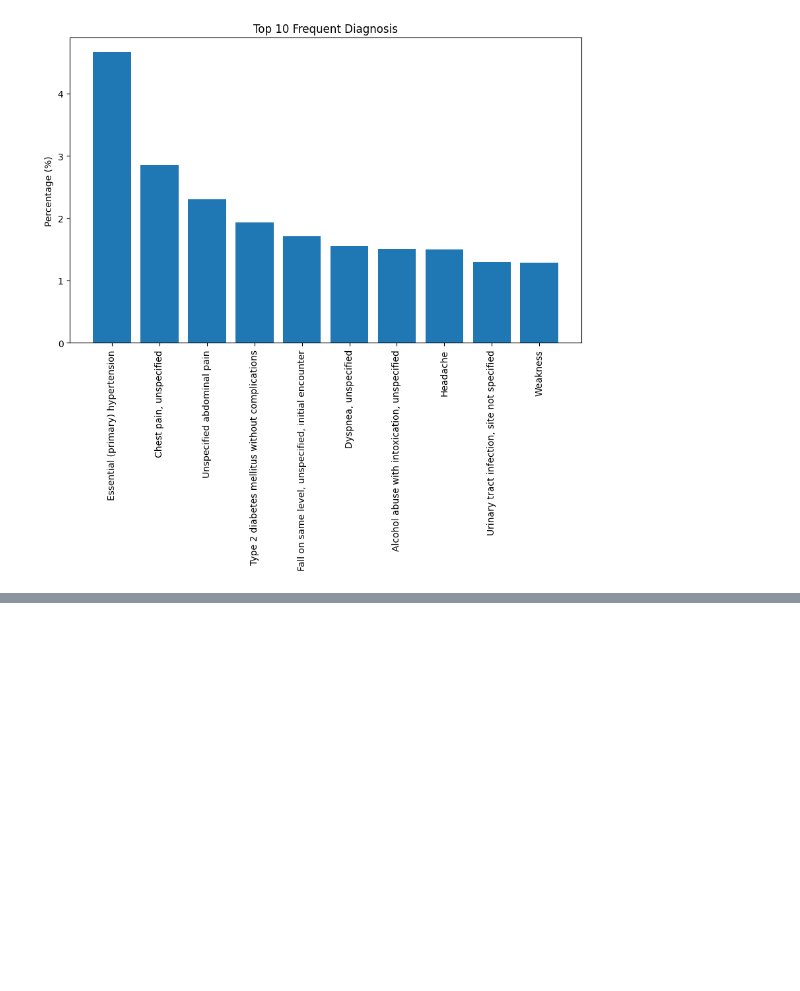
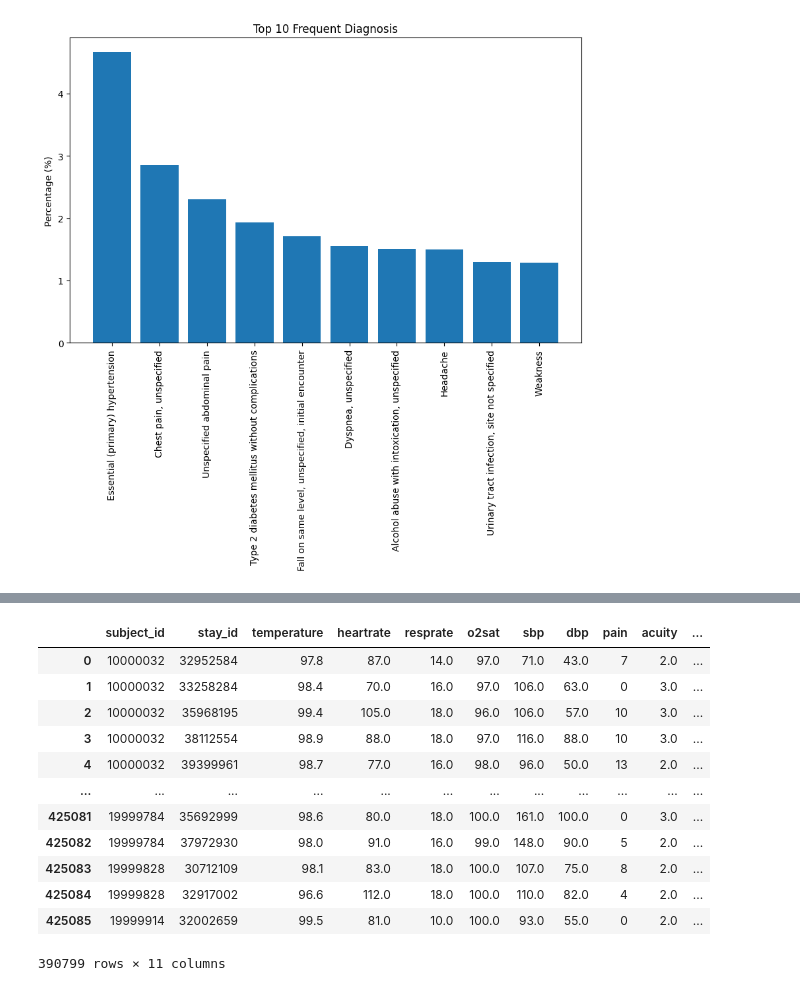
Before and after one commit to JewelsHovan/Milestone-I, a Jupyter notebook: EDA.ipynb, the cells around one changed output, grey strips where cells are left out. Saved outputs shown, nothing was run; the diff lists cells and outputs as text; code cells hidden in the pictures; blank space fills up the shorter version.

```diff
--- a/EDA.ipynb
+++ b/EDA.ipynb
@@ -997,0 +1201,16 @@ plt.show()
+# %%
+triage_cleaned
+# %% [output]
+|  | subject_id | stay_id | temperature | heartrate | resprate | o2sat | sbp | dbp | pain | acuity | ... |
+| 0 | 10000032 | 32952584 | 97.8 | 87.0 | 14.0 | 97.0 | 71.0 | 43.0 | 7 | 2.0 | ... |
+| 1 | 10000032 | 33258284 | 98.4 | 70.0 | 16.0 | 97.0 | 106.0 | 63.0 | 0 | 3.0 | ... |
+| 2 | 10000032 | 35968195 | 99.4 | 105.0 | 18.0 | 96.0 | 106.0 | 57.0 | 10 | 3.0 | ... |
+| 3 | 10000032 | 38112554 | 98.9 | 88.0 | 18.0 | 97.0 | 116.0 | 88.0 | 10 | 3.0 | ... |
+| 4 | 10000032 | 39399961 | 98.7 | 77.0 | 16.0 | 98.0 | 96.0 | 50.0 | 13 | 2.0 | ... |
+| ... | ... | ... | ... | ... | ... | ... | ... | ... | ... | ... | ... |
+| 425081 | 19999784 | 35692999 | 98.6 | 80.0 | 18.0 | 100.0 | 161.0 | 100.0 | 0 | 3.0 | ... |
+| 425082 | 19999784 | 37972930 | 98.0 | 91.0 | 16.0 | 99.0 | 148.0 | 90.0 | 5 | 2.0 | ... |
+| 425083 | 19999828 | 30712109 | 98.1 | 83.0 | 18.0 | 100.0 | 107.0 | 75.0 | 8 | 2.0 | ... |
+| 425084 | 19999828 | 32917002 | 96.6 | 112.0 | 18.0 | 100.0 | 110.0 | 82.0 | 4 | 2.0 | ... |
+| 425085 | 19999914 | 32002659 | 99.5 | 81.0 | 10.0 | 100.0 | 93.0 | 55.0 | 0 | 2.0 | ... |
+390799 rows × 11 columns
```
Also changed, not shown: parts of 32 cells of this notebook, 4 other files.
